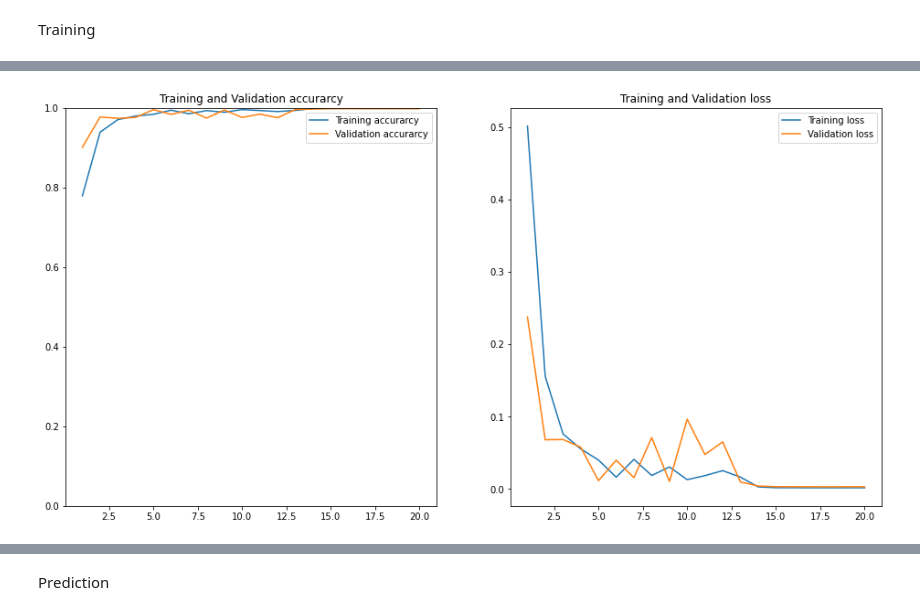
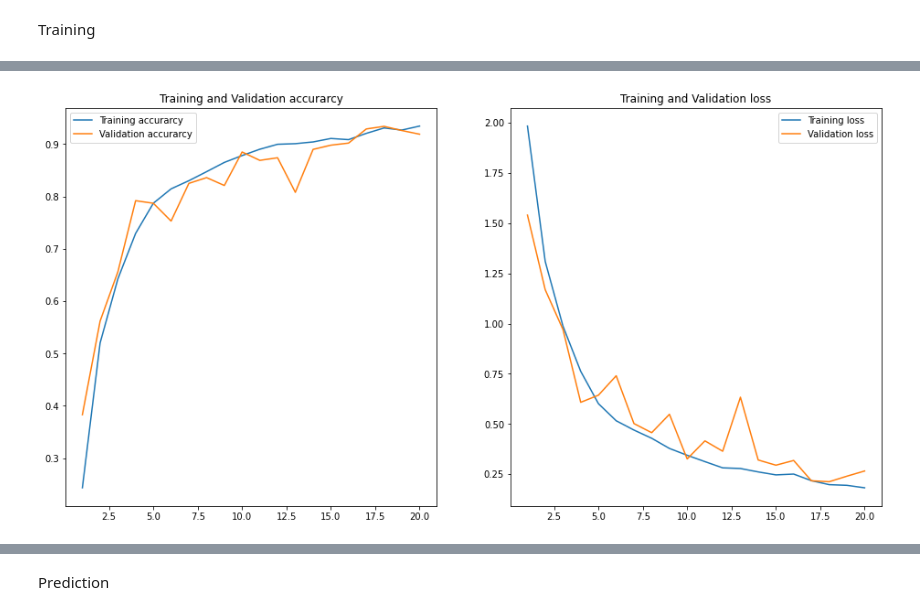
Before and after one commit to debkanchan/tomato-leaf-disease-detection, a Jupyter notebook: debkanchan.ipynb, the cells around one changed output, grey strips where cells are left out. Cells and saved outputs as stored; diff of their text form; code cells hidden in the pictures.

```diff
--- a/debkanchan.ipynb
+++ b/debkanchan.ipynb
@@ -95,0 +109,5 @@ Prefetch dataset
+# %%
+preprocessing = keras.Sequential([
+    keras.layers.Reshape(IMAGE_SHAPE),
+    keras.layers.Rescaling(1./255),
+])
@@ -101,43 +142,31 @@ val_ds = val_ds.cache().prefetch(buffer_size=AUTOTUNE)
 # %% [markdown]
 Build The CNN
 # %%
-reshape_and_rescale = keras.Sequential([
-    keras.layers.Rescaling(1./255),
-])
+model = keras.models.Sequential([
+    keras.layers.Input(shape=(128, 128, 3)),
 
-data_augmentation = keras.Sequential([
-    keras.layers.RandomFlip("horizontal_and_vertical"),
-    keras.layers.RandomRotation(0.2),
-    keras.layers.RandomTranslation(0.2, 0.2),
-    keras.layers.RandomZoom(0.2),
-    keras.layers.RandomBrightness(0.4),
-    keras.layers.RandomContrast(0.4),
-])
-
-model = keras.models.Sequential([
-    keras.layers.Input(shape=IMAGE_SHAPE),
-
-    reshape_and_rescale,
-    data_augmentation,
+    preprocessing,
+    # data_augmentation,
 
     keras.layers.Conv2D(32, 3, padding="same", activation="relu"),
     keras.layers.MaxPooling2D(),
 
     keras.layers.Conv2D(64, 3, padding="same", activation="relu"),
-    keras.layers.MaxPooling2D(),
+    keras.layers.MaxPooling2D(4),
 
     keras.layers.Conv2D(128, 3, padding="same", activation="relu"),
-    keras.layers.MaxPooling2D(),
+    # keras.layers.MaxPooling2D(),
 
     keras.layers.Dropout(0.2),
 
-    keras.layers.Flatten(),
+    keras.layers.GlobalAveragePooling2D(),
 
     keras.layers.Dense(128, activation="relu"),
     keras.layers.Dropout(0.2),
     keras.layers.Dense(64, activation="relu"),
+    keras.layers.Dropout(0.2),
 
-    keras.layers.Dense(4, activation="softmax")
+    keras.layers.Dense(NUM_CLASSES, activation="softmax")
 ])
 
 
@@ -147,5 +176,7 @@ model.compile(
     metrics=[keras.metrics.SparseCategoricalAccuracy()],
 )
 
-model.summary()
+model.summary(
+    expand_nested=True,
+)
 # %% [output]
@@ -198,28 +229,28 @@ Epoch 20/20
 # %%
 from matplotlib import pyplot as plt
 
 acc = history.history["sparse_categorical_accuracy"]
 val_acc = history.history["val_sparse_categorical_accuracy"]
 loss = history.history["loss"]
 val_loss = history.history["val_loss"]
 epochs = range(1, len(acc) + 1)
 
 # Train and validation accuracy
 plt.figure(figsize=(16, 8))
 plt.subplot(1, 2, 1)
-plt.ylim((0, 1))
+# plt.ylim((0, 1))
 plt.plot(epochs, acc, label="Training accurarcy")
 plt.plot(epochs, val_acc, label="Validation accurarcy")
 plt.title("Training and Validation accurarcy")
 plt.legend()
 
 # Train and validation loss
 plt.subplot(1, 2, 2)
 
 plt.plot(epochs, loss, label="Training loss")
 plt.plot(epochs, val_loss, label="Validation loss")
 plt.title("Training and Validation loss")
 plt.legend()
 plt.show()
 # %% [output]
-[figure, old version]
+[figure, new version]
```
Also changed, not shown: parts of 16 cells of this notebook, 1 other file.
